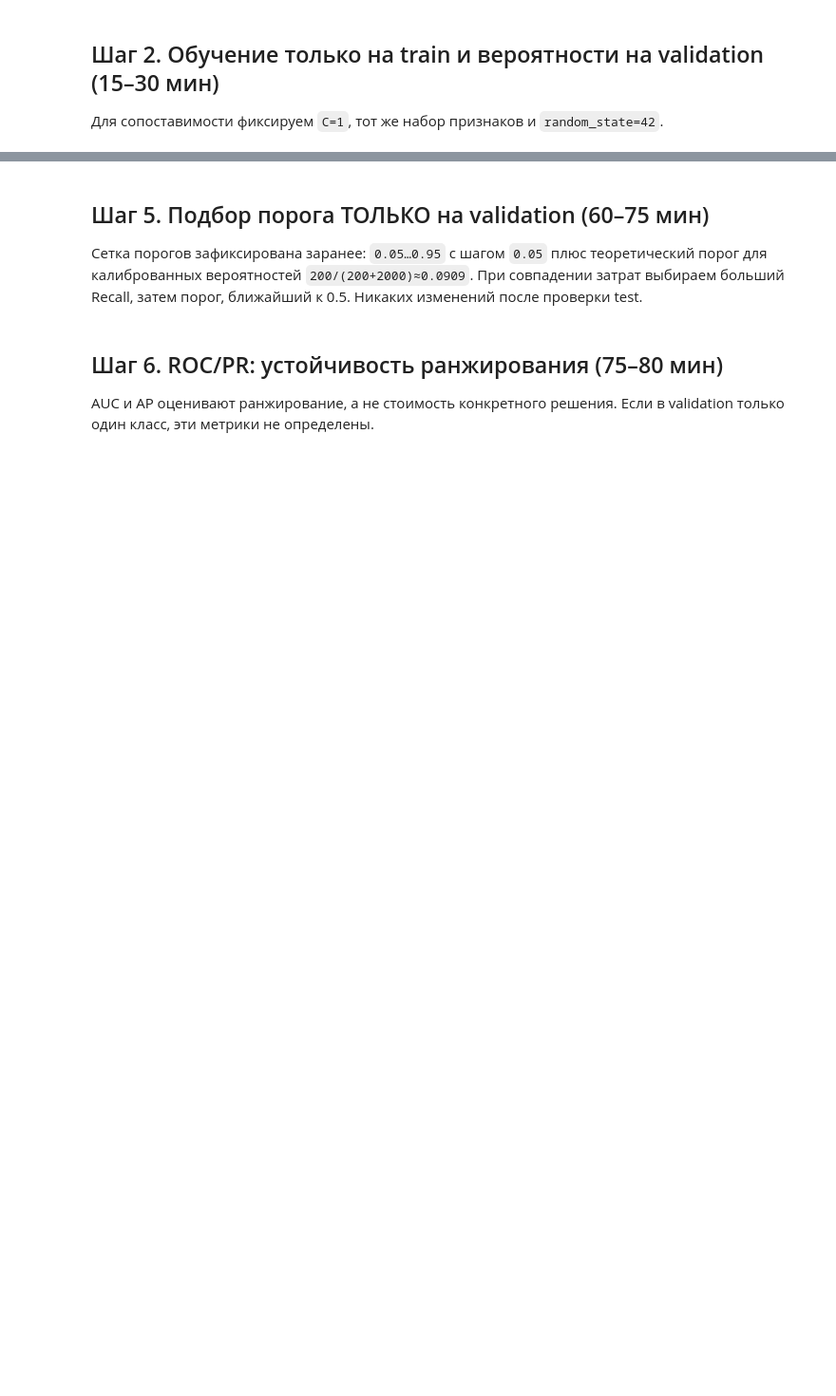
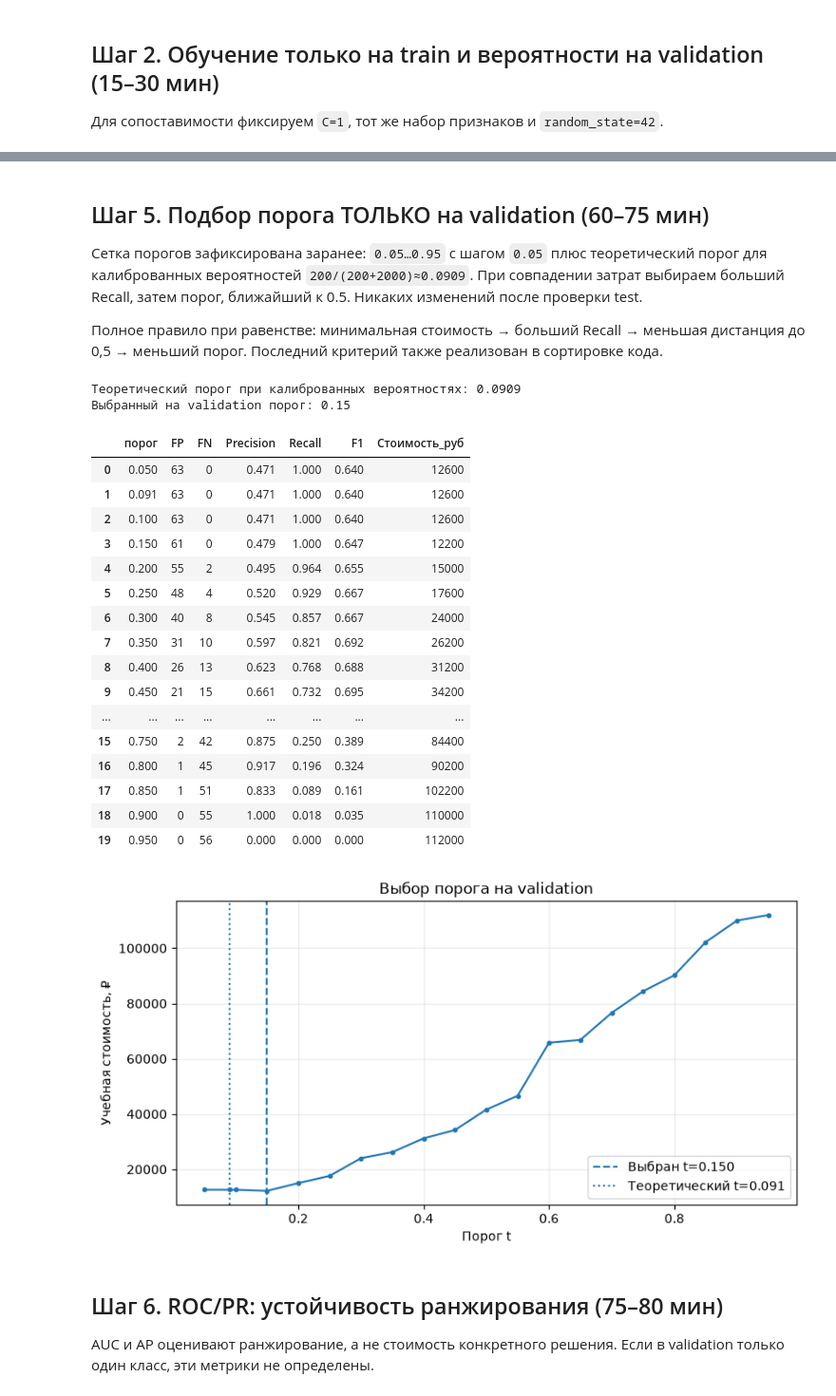
Before and after one commit to Vladislav-Evg-Sid/utmn-master-degree, a Jupyter notebook: tii/lb10/10_student.ipynb, the cells around one changed output, grey strips where cells are left out. Shown at 95% size. Saved outputs shown, nothing was run; the diff lists cells and outputs as text; code cells hidden in the pictures; blank space fills up the shorter version.

```diff
--- a/tii/lb10/10_student.ipynb
+++ b/tii/lb10/10_student.ipynb
@@ -20,9 +22,12 @@ PATH = Path('orders_dirty.csv')
 if not PATH.exists():
     raise FileNotFoundError('Загрузите orders_dirty.csv в файлы Colab или измените PATH.')
 
+from IPython.display import display
+import hashlib
+source_hash = hashlib.sha256(PATH.read_bytes()).hexdigest()
 df_raw = pd.read_csv(PATH, encoding='utf-8-sig')
 expected = {'order_id','created_at','distance_km','zone','queue_size',
-            'weather','courier_load','promised_minutes','actual_minutes','late'}
+            'weather','promised_minutes','actual_minutes','late'}
 missing_cols = expected - set(df_raw.columns)
 assert not missing_cols, f'Отсутствуют необходимые поля: {sorted(missing_cols)}'
 print('Сырой набор:', df_raw.shape, '; полные дубликаты:', int(df_raw.duplicated().sum()))
@@ -183,27 +263,66 @@ ax.grid(alpha=.3); plt.tight_layout(); plt.show()
 # %% [markdown]
 ## Шаг 5. Подбор порога ТОЛЬКО на validation (60–75 мин)
 Сетка порогов зафиксирована заранее: `0.05…0.95` с шагом `0.05` плюс теоретический порог для калиброванных вероятностей `200/(200+2000)≈0.0909`. При совпадении затрат выбираем больший Recall, затем порог, ближайший к 0.5. Никаких изменений после проверки test.
+
+Полное правило при равенстве: минимальная стоимость → больший Recall → меньшая дистанция до 0,5 → меньший порог. Последний критерий также реализован в сортировке кода.
 # %%
 from sklearn.metrics import confusion_matrix
 C_FP, C_FN = 200, 2000
 bayes_t = C_FP/(C_FP+C_FN)
 thresholds=sorted(set([round(t,2) for t in np.arange(.05,1.,.05)] + [bayes_t]))
 tuning=pd.DataFrame([score_at_threshold(yval,val_prob,t) for t in thresholds])
 tuning['distance_to_half']=(tuning['порог']-.5).abs()
 chosen=tuning.sort_values(['Стоимость_руб','Recall','distance_to_half','порог'],
                          ascending=[True,False,True,True]).iloc[0]
 selected_t=float(chosen['порог'])
 print('Теоретический порог при калиброванных вероятностях:',round(bayes_t,4))
 print('Выбранный на validation порог:',round(selected_t,4))
 display(tuning[['порог','FP','FN','Precision','Recall','F1','Стоимость_руб']].round(3))
 tuning.to_csv('10_validation_threshold_grid.csv',index=False)
 fig,ax=plt.subplots(figsize=(8,4.3))
 ax.plot(tuning['порог'],tuning['Стоимость_руб'],marker='.')
 ax.axvline(selected_t,ls='--',label=f'Выбран t={selected_t:.3f}')
 ax.axvline(bayes_t,ls=':',label=f'Теоретический t={bayes_t:.3f}')
 ax.set(xlabel='Порог t',ylabel='Учебная стоимость, ₽',
        title='Выбор порога на validation')
-ax.grid(alpha=.25);ax.legend();plt.tight_layout();plt.show()
+ax.grid(alpha=.25);ax.legend();plt.tight_layout();plt.savefig('10_threshold_cost.png', dpi=160);plt.show()
+
+# Решение сохраняется ДО единственного predict_proba(Xtest).
+import joblib
+import json
+frozen_model_hash = joblib.hash(model)
+decision = {'selected_threshold': selected_t, 'C_FP': C_FP, 'C_FN': C_FN,
+    'bayes_threshold': bayes_t, 'grid': thresholds,
+    'tie_rule': 'cost asc, recall desc, abs(t-0.5) asc, t asc',
+    'inputs': list(INPUT), 'features': model.named_steps['prep'].get_feature_names_out().tolist(),
+    'C': 1.0, 'max_iter': 3000, 'random_state': 42,
+    'model_hash': frozen_model_hash, 'source_sha256': source_hash,
+    'test_used_for_selection': False}
+Path('10_frozen_decision.json').write_text(json.dumps(decision, ensure_ascii=False, indent=2), encoding='utf-8')
+joblib.dump(model, '10_final_model.joblib')
+np.testing.assert_allclose(joblib.load('10_final_model.joblib').predict_proba(Xval)[:,1], val_prob)
+assert frozen_model_hash == joblib.hash(model)
+# %% [output]
+Теоретический порог при калиброванных вероятностях: 0.0909
+Выбранный на validation порог: 0.15
+|  | порог | FP | FN | Precision | Recall | F1 | Стоимость_руб |
+| 0 | 0.050 | 63 | 0 | 0.471 | 1.000 | 0.640 | 12600 |
+| 1 | 0.091 | 63 | 0 | 0.471 | 1.000 | 0.640 | 12600 |
+| 2 | 0.100 | 63 | 0 | 0.471 | 1.000 | 0.640 | 12600 |
+| 3 | 0.150 | 61 | 0 | 0.479 | 1.000 | 0.647 | 12200 |
+| 4 | 0.200 | 55 | 2 | 0.495 | 0.964 | 0.655 | 15000 |
+| 5 | 0.250 | 48 | 4 | 0.520 | 0.929 | 0.667 | 17600 |
+| 6 | 0.300 | 40 | 8 | 0.545 | 0.857 | 0.667 | 24000 |
+| 7 | 0.350 | 31 | 10 | 0.597 | 0.821 | 0.692 | 26200 |
+| 8 | 0.400 | 26 | 13 | 0.623 | 0.768 | 0.688 | 31200 |
+| 9 | 0.450 | 21 | 15 | 0.661 | 0.732 | 0.695 | 34200 |
+| ... | ... | ... | ... | ... | ... | ... | ... |
+| 15 | 0.750 | 2 | 42 | 0.875 | 0.250 | 0.389 | 84400 |
+| 16 | 0.800 | 1 | 45 | 0.917 | 0.196 | 0.324 | 90200 |
+| 17 | 0.850 | 1 | 51 | 0.833 | 0.089 | 0.161 | 102200 |
+| 18 | 0.900 | 0 | 55 | 1.000 | 0.018 | 0.035 | 110000 |
+| 19 | 0.950 | 0 | 56 | 0.000 | 0.000 | 0.000 | 112000 |
+[figure, added]
 # %% [markdown]
 ## Шаг 6. ROC/PR: устойчивость ранжирования (75–80 мин)
 AUC и AP оценивают ранжирование, а не стоимость конкретного решения. Если в validation только один класс, эти метрики не определены.
```
Also changed, not shown: parts of 12 cells of this notebook, 25 other files.
